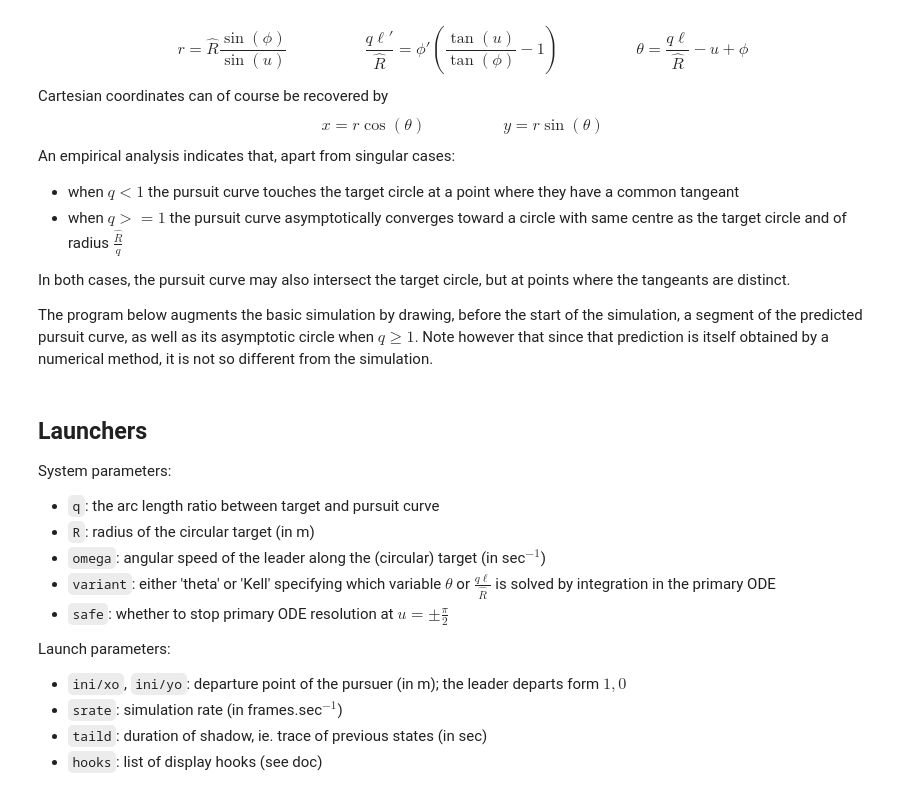
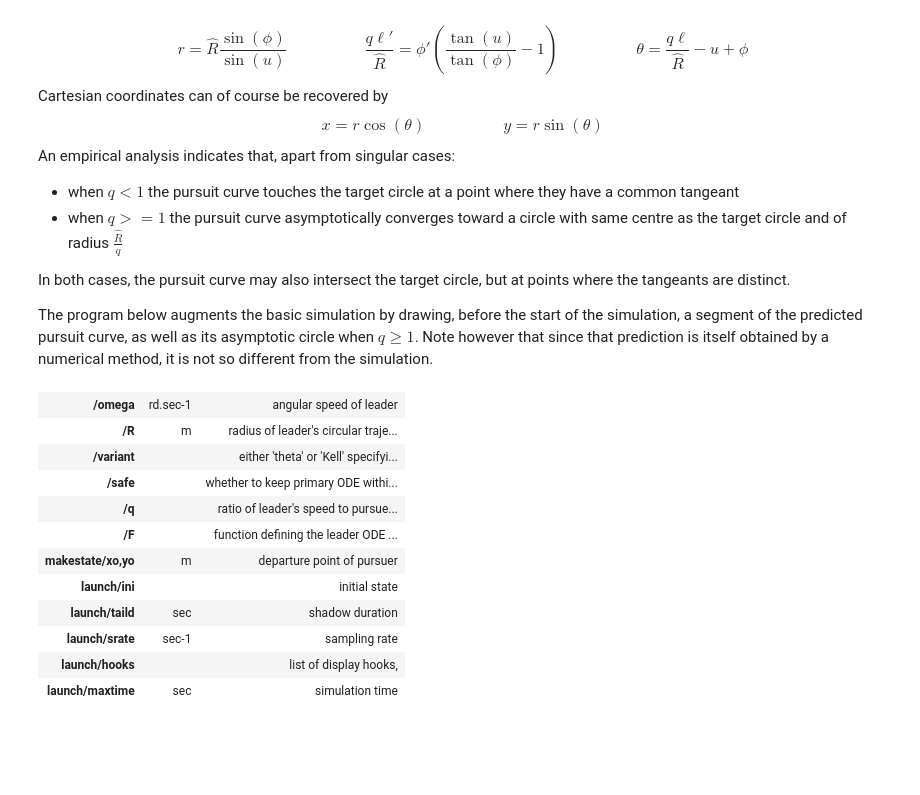
Before and after one commit to jmandreoli/IPYDEMO, a Jupyter notebook: demo/pursuit.ipynb, the cells around one changed output. Saved outputs shown, nothing was run; the diff lists cells and outputs as text; code cells hidden in the pictures; blank space fills up the shorter version.

```diff
--- a/demo/pursuit.ipynb
+++ b/demo/pursuit.ipynb
@@ -58,8 +58,6 @@ class Pursuit (System):
     shadowshape = (4,)
 
     def __init__(self,q,F,epsilon=1e-3):
-        """Parameters q,F are those defining the ODE above. If q<0, the simulation operates with |q| but F is dualised."""
-        assert q
         self.q = q
         if q<0: F = (lambda t,pos,F=F: -F(-t,pos))
         self.F = F
@@ -74,6 +72,9 @@ class Pursuit (System):
         self.main = main
         self.fordisplay = lambda state: (state, state)
 
+    Help = '''
+        /q: ratio of leader's speed to pursuer's speed (if q<0, the simulation operates with |q| but the pursuer ODE is dualised)
+    '''
     def display(self,ax,**ka):
         s_pursuer = ax.scatter((),(),color='b',s=50,marker='^',label='pursuer')
         s_leader = ax.scatter((),(),color='g',s=50,marker='v',label='leader')
@@ -91,12 +92,16 @@ class Pursuit (System):
 
         return super().display(ax,disp,**ka)
 
-    launchdefaults = dict(
-        maxtime=infty,
-        srate=25.,
+    Help += '''
+        makestate/xo,yo [m]: departure point of pursuer
+    '''
+
+    launchdefaults = System.launchdefaults.copy()
+    launchdefaults.update(
         taild=10,
-        animate=dict(repeat=False,),
     )
+
+    Help += System.Help
 # %% [markdown]
 ### An example: parabolic target
 Consider the case where the leader moves with constant horizontal speed $v$ and constant vertical acceleration $g$ with no initial vertical speed. The target curve is therefore a parabola. The ODE of the leader is defined by
@@ -348,6 +365,13 @@ class CircularPursuit (Pursuit):
             return n,Lu,Lphi,Lr,Ltheta,LKell
         self.analytics = analytics
 
+    Help = '''
+        /omega [rd.sec^-1]: angular speed of leader
+        /R [m]: radius of leader's circular trajectory
+        /variant: either 'theta' or 'Kell' specifying which variable is solved by integration in the primary ODE
+        /safe: whether to keep primary ODE within safe zone
+    '''
+
     def display(self,ax,ini=None,**ka):
         from matplotlib.patches import Circle
         n,Lu,Lphi,Lr,Ltheta,LKell = self.analytics(ini)
@@ -363,22 +387,23 @@ class CircularPursuit (Pursuit):
 
     @staticmethod
     def makestate(xo,yo): return array((xo,yo,1.,0.))
+
+    Help += Pursuit.Help
-# %% [markdown]
-Launchers
----------
-
-System parameters:
-* `q`: the arc length ratio between target and pursuit curve
-* `R`: radius of the circular target (in m)
-* `omega`: angular speed of the leader along the (circular) target (in sec$^{-1}$)
-* `variant`: either 'theta' or 'Kell' specifying which variable $\theta$ or $\frac{q\ell}{\hat{R}}$ is solved by integration in the primary ODE
-* `safe`: whether to stop primary ODE resolution at $u=\pm\frac{\pi}{2}$
-
-Launch parameters:
-* `ini/xo`, `ini/yo`: departure point of the pursuer (in m); the leader departs form $1,0$
-* `srate`: simulation rate (in frames.sec$^{-1}$)
-* `taild`: duration of shadow, ie. trace of previous states (in sec)
-* `hooks`: list of display hooks (see doc)
+# %%
+CircularPursuit.helper()
+# %% [output]
+| /omega | rd.sec-1 | angular speed of leader |
+| /R | m | radius of leader's circular traje... |
+| /variant |  | either 'theta' or 'Kell' specifyi... |
+| /safe |  | whether to keep primary ODE withi... |
+| /q |  | ratio of leader's speed to pursue... |
+| /F |  | function defining the leader ODE ... |
+| makestate/xo,yo | m | departure point of pursuer |
+| launch/ini |  | initial state |
+| launch/taild | sec | shadow duration |
+| launch/srate | sec-1 | sampling rate |
+| launch/hooks |  | list of display hooks, |
+| launch/maxtime | sec | simulation time |
 # %%
 syst = CircularPursuit(q=.9,omega=.5); ini = dict(xo=-.8,yo=-.2)
 #syst = CircularPursuit(q=-.9,omega=.5); ini = dict(xo=-.8,yo=-.2) # dual of previous
```
Also changed, not shown: parts of 6 cells of this notebook, 10 other files.
